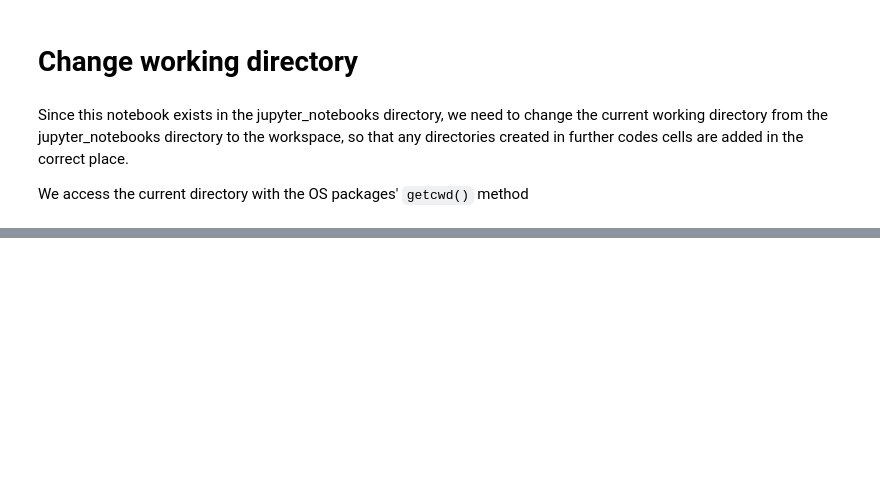
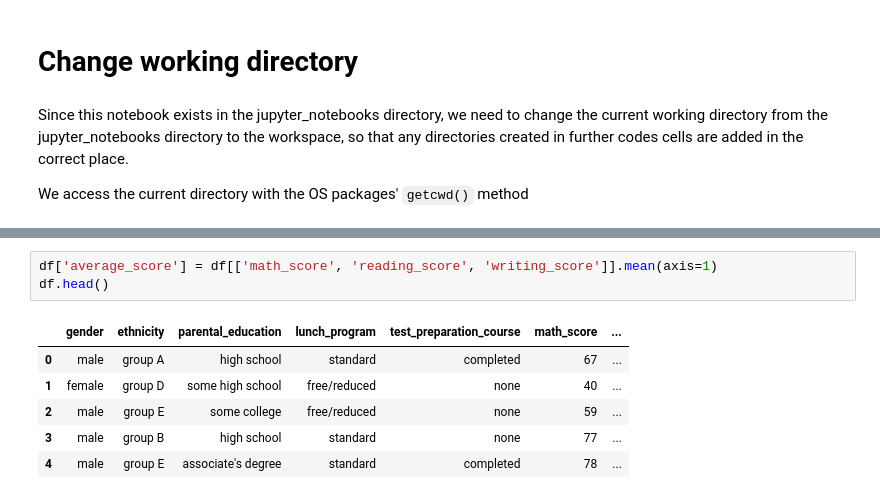
Before and after one commit to AdamBoley/Exam-Scores-Analysis, a Jupyter notebook: jupyter_notebooks/01-DataCollection.ipynb, the cells around one changed output, grey strips where cells are left out. Saved outputs shown, nothing was run; the diff lists cells and outputs as text; blank space fills up the shorter version.

```diff
--- a/jupyter_notebooks/01-DataCollection.ipynb
+++ b/jupyter_notebooks/01-DataCollection.ipynb
@@ -28,0 +162,10 @@ current_directory
+# %%
+df['average_score'] = df[['math_score', 'reading_score', 'writing_score']].mean(axis=1)
+df.head()
+# %% [output]
+|  | gender | ethnicity | parental_education | lunch_program | test_preparation_course | math_score | ... |
+| 0 | male | group A | high school | standard | completed | 67 | ... |
+| 1 | female | group D | some high school | free/reduced | none | 40 | ... |
+| 2 | male | group E | some college | free/reduced | none | 59 | ... |
+| 3 | male | group B | high school | standard | none | 77 | ... |
+| 4 | male | group E | associate's degree | standard | completed | 78 | ... |
```
Also changed, not shown: parts of 36 cells of this notebook, 5 other files.
